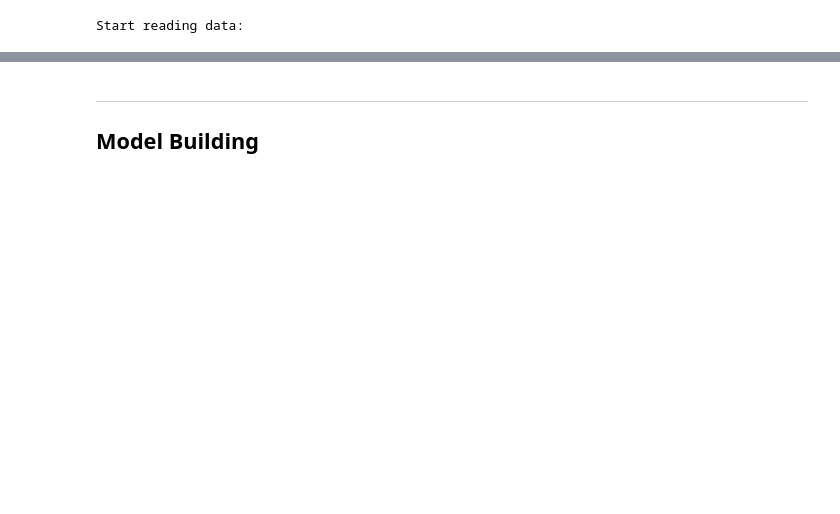
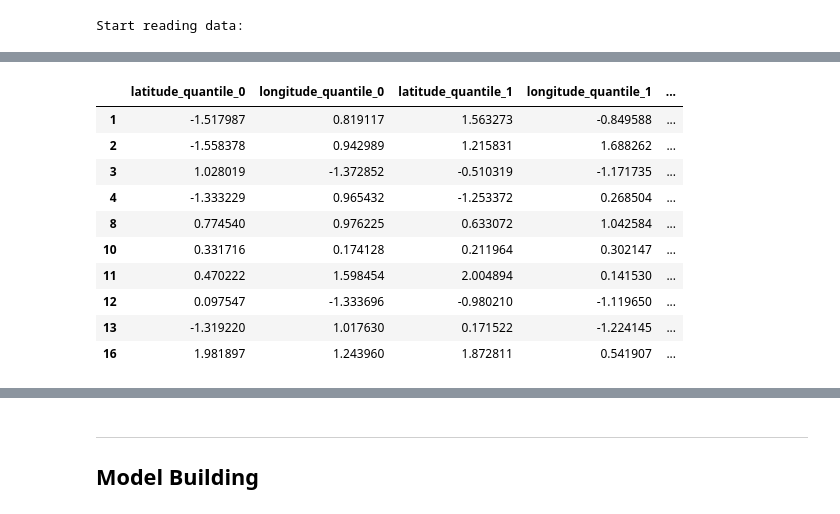
Before and after one commit to MoBran/bi2_project, a Jupyter notebook: src/model_building.ipynb, the cells around one changed output, grey strips where cells are left out. Saved outputs shown, nothing was run; the diff lists cells and outputs as text; code cells hidden in the pictures; blank space fills up the shorter version.

```diff
--- a/src/model_building.ipynb
+++ b/src/model_building.ipynb
@@ -65,0 +71,30 @@ if "id" in feature_engineered_tracks.columns:
+# %%
+from sklearn.preprocessing import scale
+from utils.general_utils import rescale_gps_data
+
+datadir_trackspoints = os.path.join(datadir,"trackspoints")
+trackspoints_per_quantile = pd.read_csv(os.path.join(datadir_trackspoints,"trackspoints_per_quantile_5.csv"),
+                                        index_col = "track_id")
+
+trackspoints_per_quantile = rescale_gps_data(trackspoints_per_quantile,
+                                             scale=100)
+ratings = trackspoints_per_quantile["rating"]
+colnames = list(trackspoints_per_quantile.drop("rating",axis=1).columns.values)
+trackspoints_per_quantile = pd.DataFrame(scale(trackspoints_per_quantile.drop("rating",axis=1)),
+                                         columns=colnames,
+                                         index=list(trackspoints_per_quantile.index))
+
+trackspoints_per_quantile["rating"] = ratings
+trackspoints_per_quantile.head(10)
+# %% [output]
+|  | latitude_quantile_0 | longitude_quantile_0 | latitude_quantile_1 | longitude_quantile_1 | ... |
+| 1 | -1.517987 | 0.819117 | 1.563273 | -0.849588 | ... |
+| 2 | -1.558378 | 0.942989 | 1.215831 | 1.688262 | ... |
+| 3 | 1.028019 | -1.372852 | -0.510319 | -1.171735 | ... |
+| 4 | -1.333229 | 0.965432 | -1.253372 | 0.268504 | ... |
+| 8 | 0.774540 | 0.976225 | 0.633072 | 1.042584 | ... |
+| 10 | 0.331716 | 0.174128 | 0.211964 | 0.302147 | ... |
+| 11 | 0.470222 | 1.598454 | 2.004894 | 0.141530 | ... |
+| 12 | 0.097547 | -1.333696 | -0.980210 | -1.119650 | ... |
+| 13 | -1.319220 | 1.017630 | 0.171522 | -1.224145 | ... |
+| 16 | 1.981897 | 1.243960 | 1.872811 | 0.541907 | ... |
```
Also changed, not shown: parts of 30 cells of this notebook, 1 other file.
